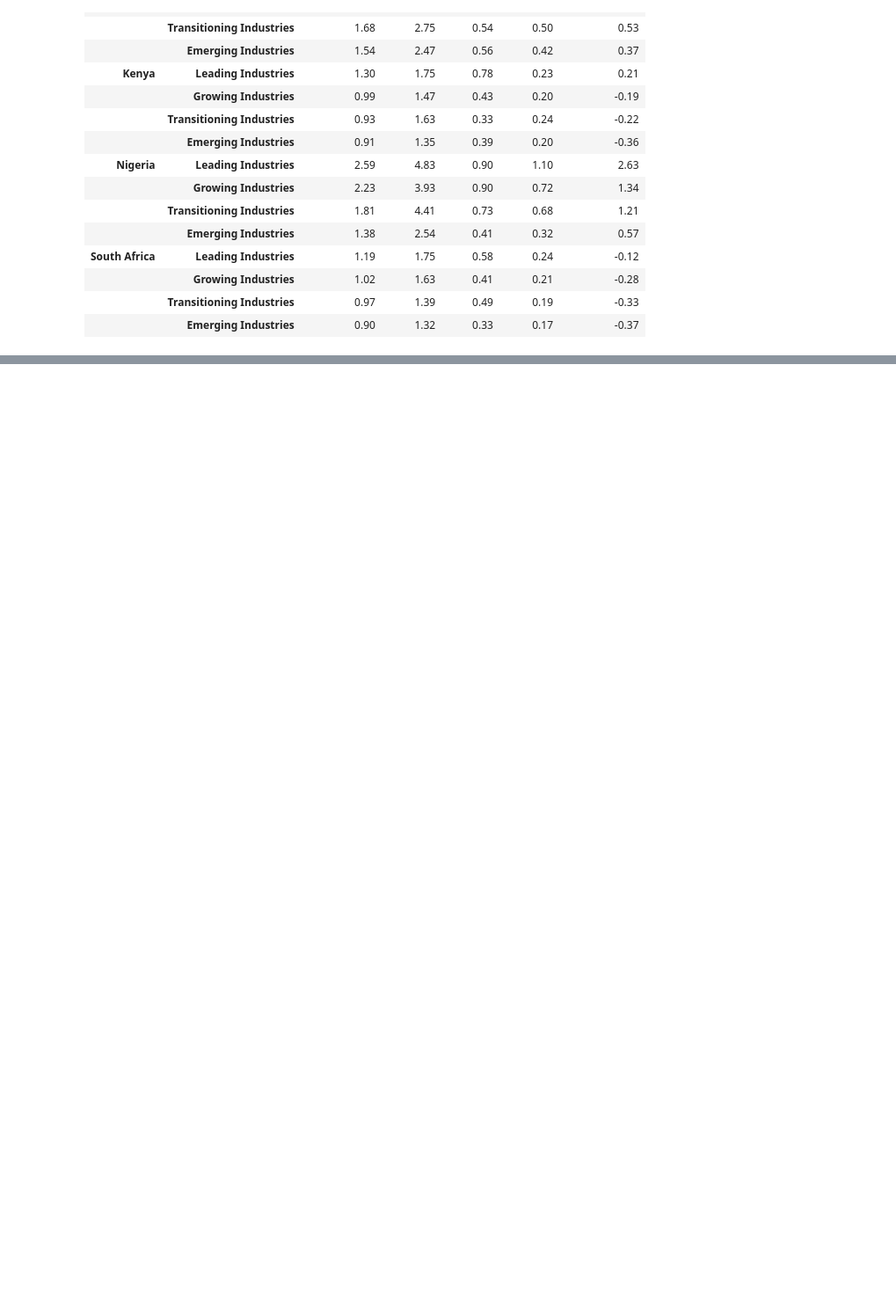
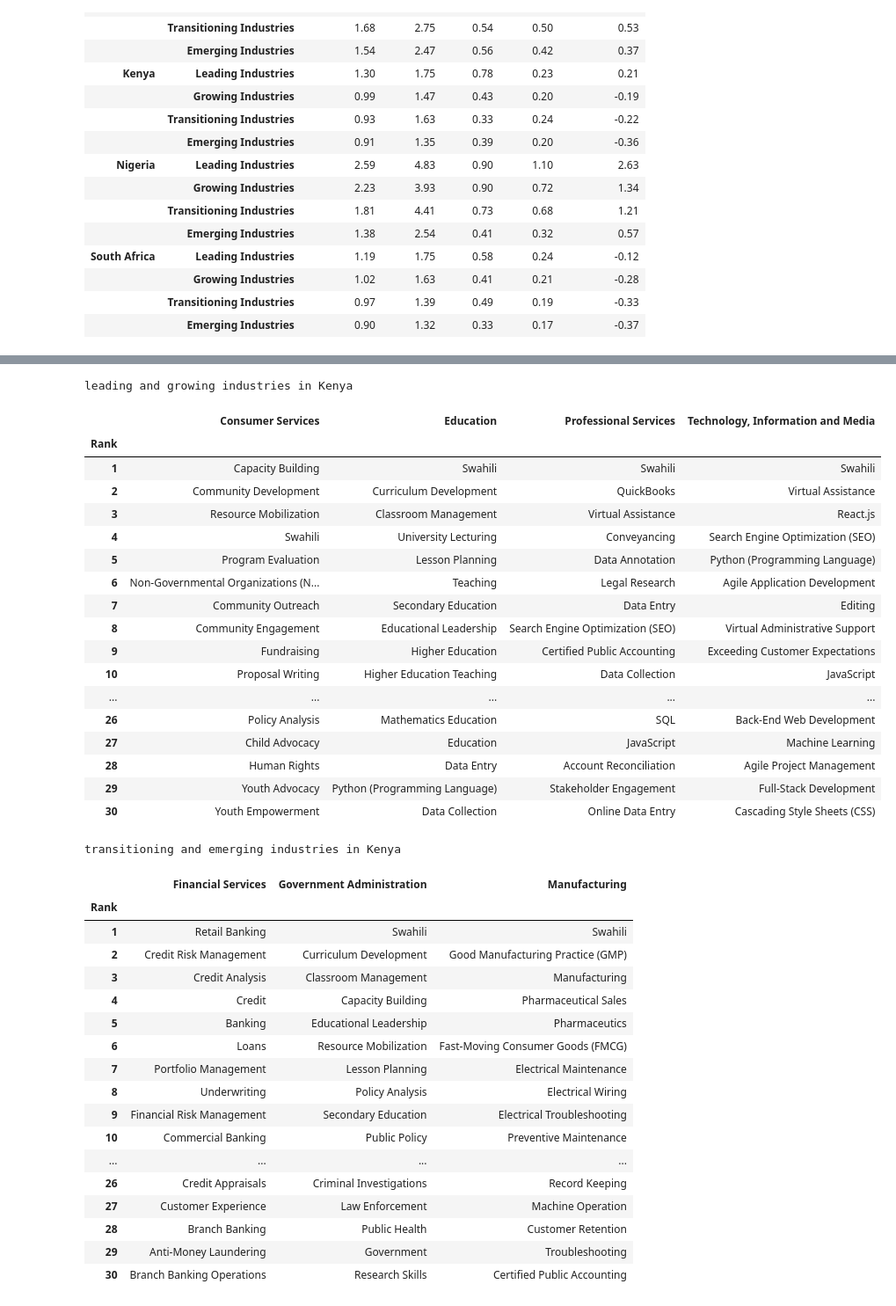
Before and after one commit to datapartnership/west-africa-labor-market-analysis, a Jupyter notebook: notebooks/linkedin-trends/linkedin-industry-performance.ipynb, the cells around one changed output, grey strips where cells are left out. Shown at 88% size. Saved outputs shown, nothing was run; the diff lists cells and outputs as text; code cells hidden in the pictures; blank space fills up the shorter version.

```diff
--- a/notebooks/linkedin-trends/linkedin-industry-performance.ipynb
+++ b/notebooks/linkedin-trends/linkedin-industry-performance.ipynb
@@ -288,0 +582,52 @@ plot_industry_tiers(industry_lhr, metrics, "South Africa")
+# %%
+display(
+    skill_grid(
+        "Kenya", half_industries("Kenya", TOP_HALF), "leading and growing industries"
+    )
+)
+display(
+    skill_grid(
+        "Kenya",
+        half_industries("Kenya", BOTTOM_HALF),
+        "transitioning and emerging industries",
+    )
+)
+# %% [output]
+leading and growing industries in Kenya
+|  | Consumer Services | Education | Professional Services | Technology, Information and Media |
+| Rank |  |  |  |  |
+| 1 | Capacity Building | Swahili | Swahili | Swahili |
+| 2 | Community Development | Curriculum Development | QuickBooks | Virtual Assistance |
+| 3 | Resource Mobilization | Classroom Management | Virtual Assistance | React.js |
+| 4 | Swahili | University Lecturing | Conveyancing | Search Engine Optimization (SEO) |
+| 5 | Program Evaluation | Lesson Planning | Data Annotation | Python (Programming Language) |
+| 6 | Non-Governmental Organizations (N... | Teaching | Legal Research | Agile Application Development |
+| 7 | Community Outreach | Secondary Education | Data Entry | Editing |
+| 8 | Community Engagement | Educational Leadership | Search Engine Optimization (SEO) | Virtual Administrative Support |
+| 9 | Fundraising | Higher Education | Certified Public Accounting | Exceeding Customer Expectations |
+| 10 | Proposal Writing | Higher Education Teaching | Data Collection | JavaScript |
+| ... | ... | ... | ... | ... |
+| 26 | Policy Analysis | Mathematics Education | SQL | Back-End Web Development |
+| 27 | Child Advocacy | Education | JavaScript | Machine Learning |
+| 28 | Human Rights | Data Entry | Account Reconciliation | Agile Project Management |
+| 29 | Youth Advocacy | Python (Programming Language) | Stakeholder Engagement | Full-Stack Development |
+| 30 | Youth Empowerment | Data Collection | Online Data Entry | Cascading Style Sheets (CSS) |
+transitioning and emerging industries in Kenya
+|  | Financial Services | Government Administration | Manufacturing |
+| Rank |  |  |  |
+| 1 | Retail Banking | Swahili | Swahili |
+| 2 | Credit Risk Management | Curriculum Development | Good Manufacturing Practice (GMP) |
+| 3 | Credit Analysis | Classroom Management | Manufacturing |
+| 4 | Credit | Capacity Building | Pharmaceutical Sales |
+| 5 | Banking | Educational Leadership | Pharmaceutics |
+| 6 | Loans | Resource Mobilization | Fast-Moving Consumer Goods (FMCG) |
+| 7 | Portfolio Management | Lesson Planning | Electrical Maintenance |
+| 8 | Underwriting | Policy Analysis | Electrical Wiring |
+| 9 | Financial Risk Management | Secondary Education | Electrical Troubleshooting |
+| 10 | Commercial Banking | Public Policy | Preventive Maintenance |
+| ... | ... | ... | ... |
+| 26 | Credit Appraisals | Criminal Investigations | Record Keeping |
+| 27 | Customer Experience | Law Enforcement | Machine Operation |
+| 28 | Branch Banking | Public Health | Customer Retention |
+| 29 | Anti-Money Laundering | Government | Troubleshooting |
+| 30 | Branch Banking Operations | Research Skills | Certified Public Accounting |
```
Also changed, not shown: parts of 18 cells of this notebook, 2 other files.
